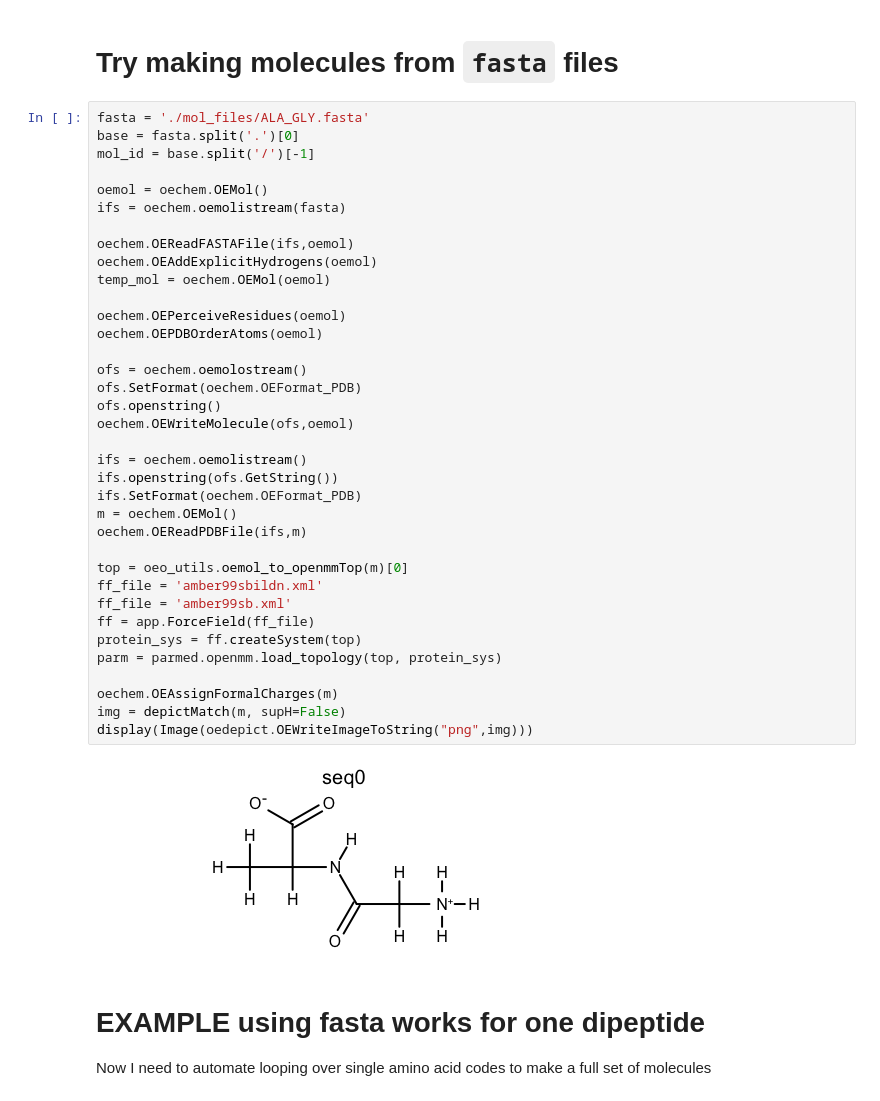
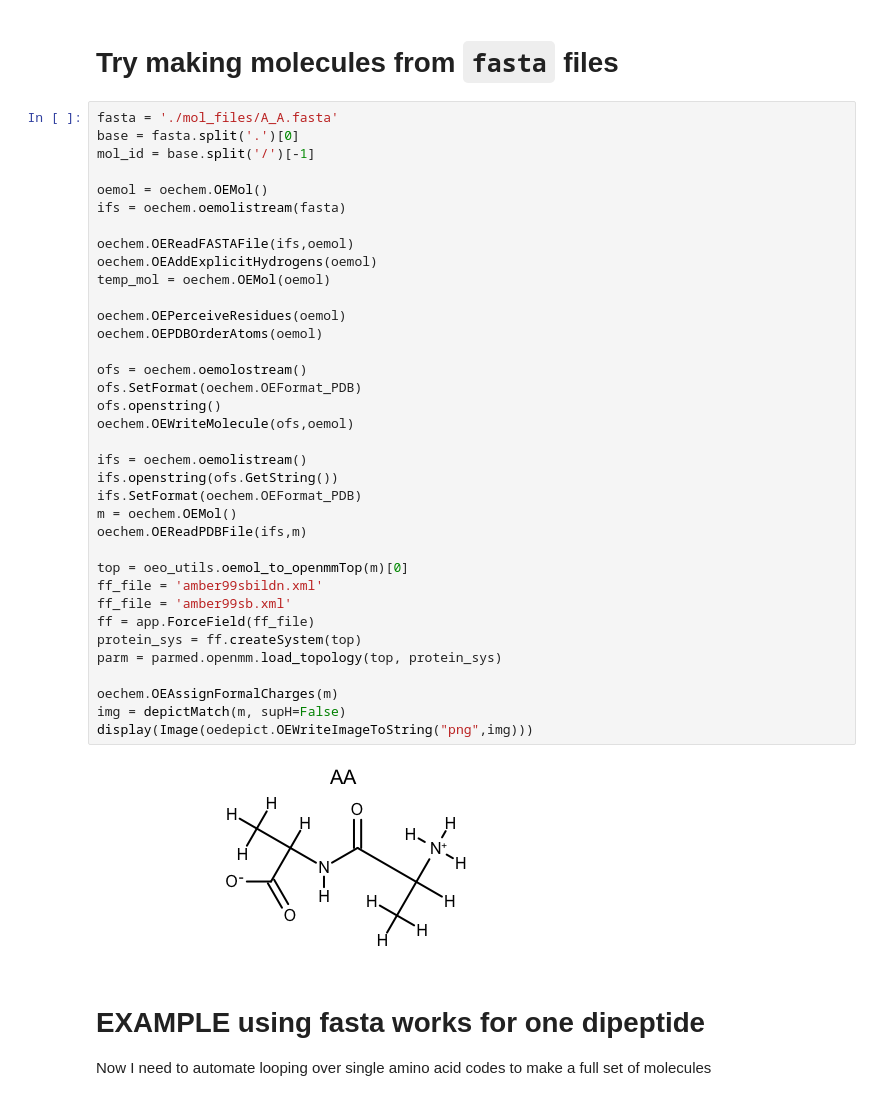
Before and after one commit to MobleyLab/chemper, a Jupyter notebook: examples/typing_proteins/Making_proteins.ipynb, the cells around one changed output. Cells and saved outputs as stored; diff of their text form.

Commit message:
added fasta support

```diff
--- a/examples/typing_proteins/Making_proteins.ipynb
+++ b/examples/typing_proteins/Making_proteins.ipynb
@@ -693,7 +690,7 @@ charge
 # %% [markdown]
 # Try making molecules from `fasta` files
 # %%
-fasta = './mol_files/ALA_GLY.fasta'
+fasta = './mol_files/A_A.fasta'
 base = fasta.split('.')[0]
 mol_id = base.split('/')[-1]
 
@@ -702,34 +699,34 @@ ifs = oechem.oemolistream(fasta)
 
 oechem.OEReadFASTAFile(ifs,oemol)
 oechem.OEAddExplicitHydrogens(oemol)
 temp_mol = oechem.OEMol(oemol)
 
 oechem.OEPerceiveResidues(oemol)
 oechem.OEPDBOrderAtoms(oemol)
 
 ofs = oechem.oemolostream()
 ofs.SetFormat(oechem.OEFormat_PDB)
 ofs.openstring()
 oechem.OEWriteMolecule(ofs,oemol)
 
 ifs = oechem.oemolistream()
 ifs.openstring(ofs.GetString())
 ifs.SetFormat(oechem.OEFormat_PDB)
 m = oechem.OEMol()
 oechem.OEReadPDBFile(ifs,m)
 
 top = oeo_utils.oemol_to_openmmTop(m)[0]
 ff_file = 'amber99sbildn.xml'
 ff_file = 'amber99sb.xml'
 ff = app.ForceField(ff_file)
 protein_sys = ff.createSystem(top)
 parm = parmed.openmm.load_topology(top, protein_sys)
 
 oechem.OEAssignFormalCharges(m)
 img = depictMatch(m, supH=False)
 display(Image(oedepict.OEWriteImageToString("png",img)))
 # %% [output]
-[figure, old version]
+[figure, new version]
 # %% [markdown]
 # EXAMPLE using fasta works for one dipeptide
 
```
Also changed, not shown: parts of 8 cells of this notebook.
